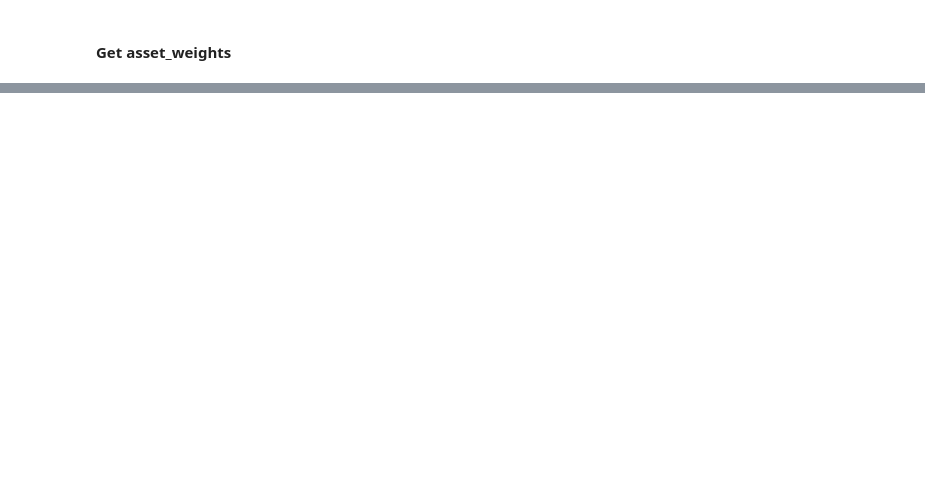
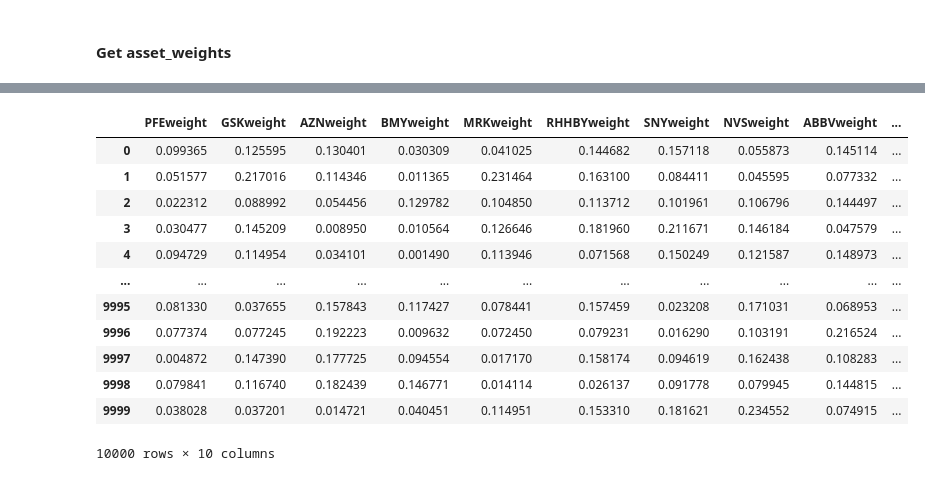
Before and after one commit to DS-Brownion/guidelight, a Jupyter notebook: black-litterman.ipynb, the cells around one changed output, grey strips where cells are left out. Saved outputs shown, nothing was run; the diff lists cells and outputs as text; code cells hidden in the pictures; blank space fills up the shorter version.

```diff
--- a/black-litterman.ipynb
+++ b/black-litterman.ipynb
@@ -310,0 +367,18 @@ asset_weights = asset_weights.loc[cols[:-1]]
+# %%
+# Don't really need returns and volatility in the next steps
+portfolios.drop(['Returns', 'Volatility'], inplace=True, axis=1)
+portfolios
+# %% [output]
+|  | PFEweight | GSKweight | AZNweight | BMYweight | MRKweight | RHHBYweight | SNYweight | NVSweight | ABBVweight | ... |
+| 0 | 0.099365 | 0.125595 | 0.130401 | 0.030309 | 0.041025 | 0.144682 | 0.157118 | 0.055873 | 0.145114 | ... |
+| 1 | 0.051577 | 0.217016 | 0.114346 | 0.011365 | 0.231464 | 0.163100 | 0.084411 | 0.045595 | 0.077332 | ... |
+| 2 | 0.022312 | 0.088992 | 0.054456 | 0.129782 | 0.104850 | 0.113712 | 0.101961 | 0.106796 | 0.144497 | ... |
+| 3 | 0.030477 | 0.145209 | 0.008950 | 0.010564 | 0.126646 | 0.181960 | 0.211671 | 0.146184 | 0.047579 | ... |
+| 4 | 0.094729 | 0.114954 | 0.034101 | 0.001490 | 0.113946 | 0.071568 | 0.150249 | 0.121587 | 0.148973 | ... |
+| ... | ... | ... | ... | ... | ... | ... | ... | ... | ... | ... |
+| 9995 | 0.081330 | 0.037655 | 0.157843 | 0.117427 | 0.078441 | 0.157459 | 0.023208 | 0.171031 | 0.068953 | ... |
+| 9996 | 0.077374 | 0.077245 | 0.192223 | 0.009632 | 0.072450 | 0.079231 | 0.016290 | 0.103191 | 0.216524 | ... |
+| 9997 | 0.004872 | 0.147390 | 0.177725 | 0.094554 | 0.017170 | 0.158174 | 0.094619 | 0.162438 | 0.108283 | ... |
+| 9998 | 0.079841 | 0.116740 | 0.182439 | 0.146771 | 0.014114 | 0.026137 | 0.091778 | 0.079945 | 0.144815 | ... |
+| 9999 | 0.038028 | 0.037201 | 0.014721 | 0.040451 | 0.114951 | 0.153310 | 0.181621 | 0.234552 | 0.074915 | ... |
+10000 rows × 10 columns
```
Also changed, not shown: parts of 17 cells of this notebook.
